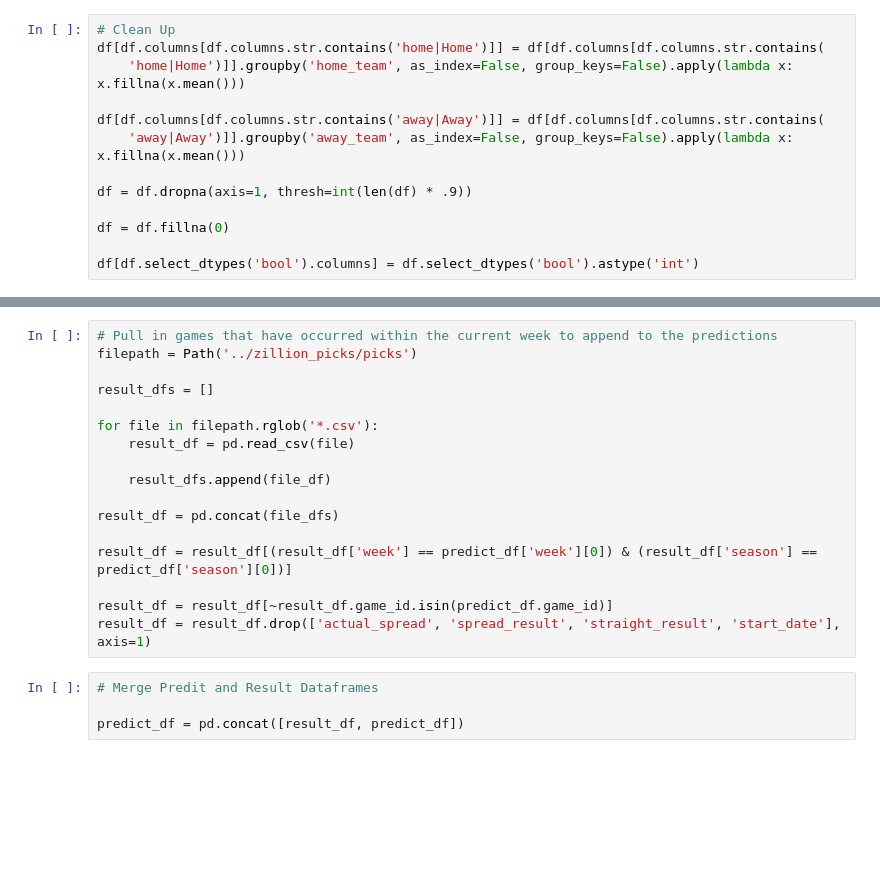
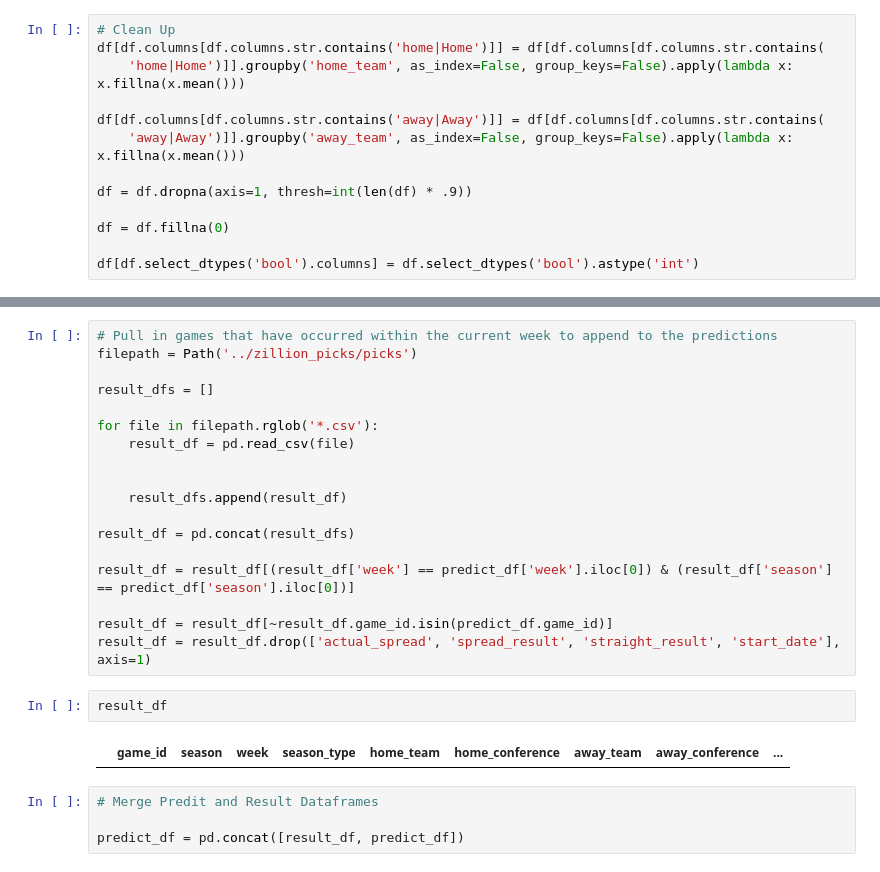
Before and after one commit to gardnmi/zillion_picks, a Jupyter notebook: ml_model/model.ipynb, the cells around one changed output, grey strips where cells are left out. Saved outputs shown, nothing was run; the diff lists cells and outputs as text; blank space fills up the shorter version.

```diff
--- a/ml_model/model.ipynb
+++ b/ml_model/model.ipynb
@@ -86,14 +102,19 @@ result_dfs = []
 for file in filepath.rglob('*.csv'):
     result_df = pd.read_csv(file)
 
-    result_dfs.append(file_df)
 
-result_df = pd.concat(file_dfs)
+    result_dfs.append(result_df)
 
-result_df = result_df[(result_df['week'] == predict_df['week'][0]) & (result_df['season'] == predict_df['season'][0])]
+result_df = pd.concat(result_dfs)
+
+result_df = result_df[(result_df['week'] == predict_df['week'].iloc[0]) & (result_df['season'] == predict_df['season'].iloc[0])]
 
 result_df = result_df[~result_df.game_id.isin(predict_df.game_id)]
 result_df = result_df.drop(['actual_spread', 'spread_result', 'straight_result', 'start_date'], axis=1)
+# %%
+result_df
+# %% [output]
+|  | game_id | season | week | season_type | home_team | home_conference | away_team | away_conference | ... |
 # %%
 # Merge Predit and Result Dataframes
 
```
Also changed, not shown: parts of 4 cells of this notebook, 1 other file.
